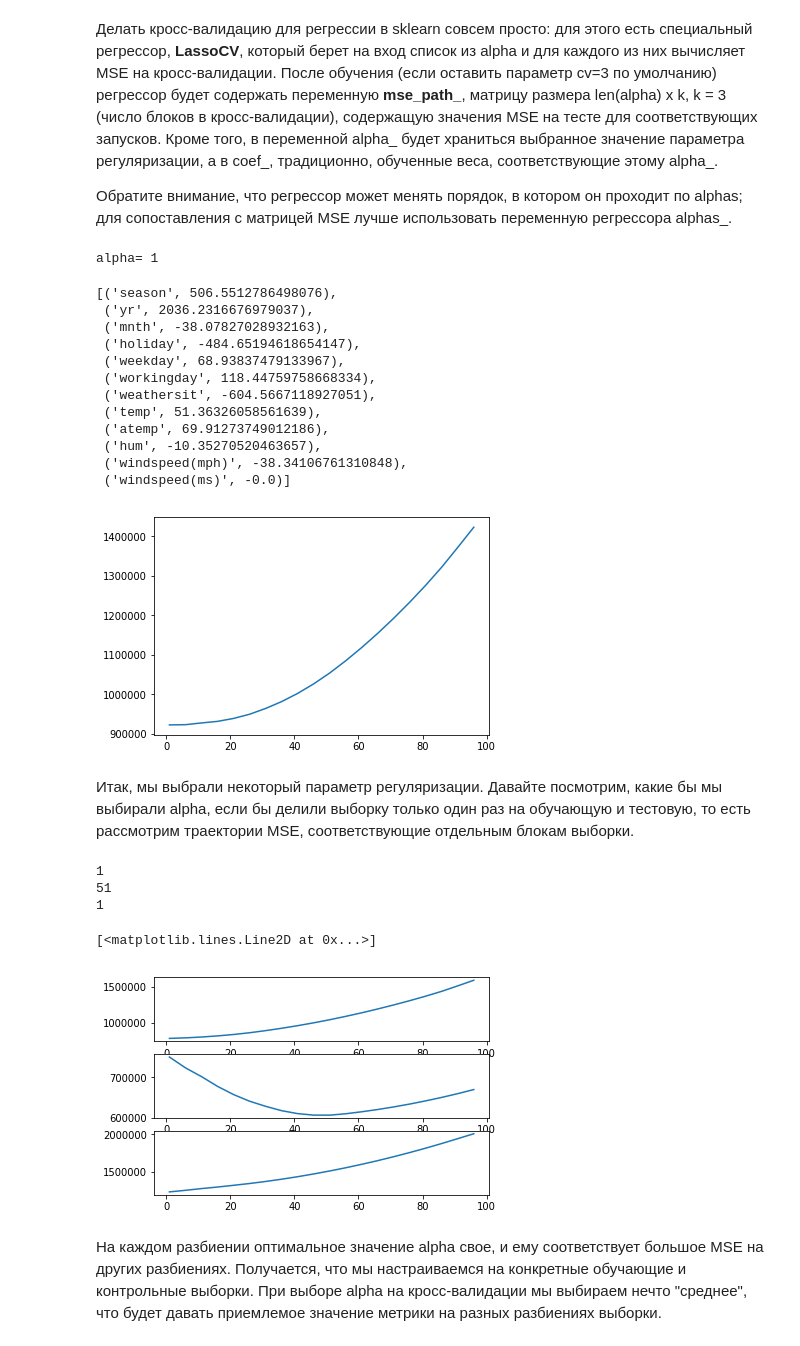
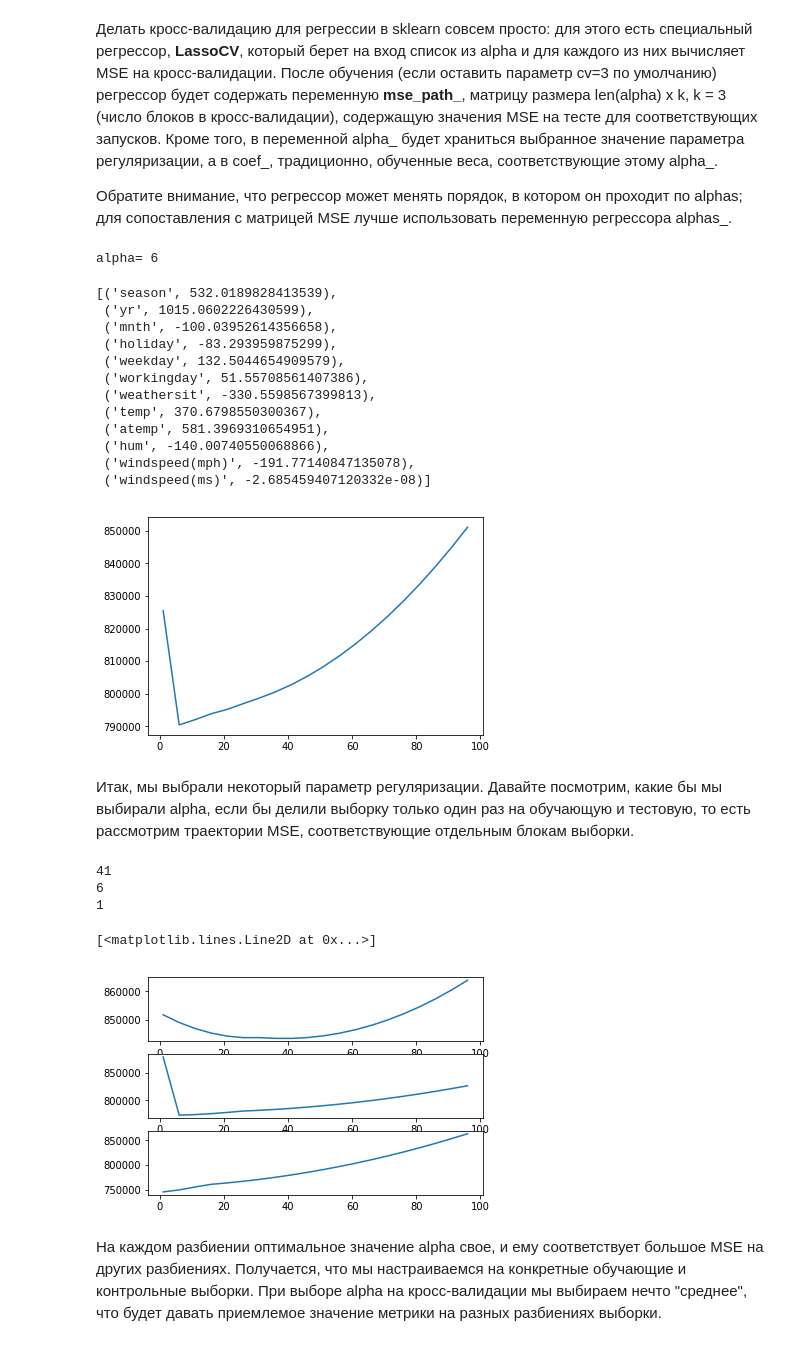
Before and after one commit to l0kix2/coursera-mlda-yandex, a Jupyter notebook: 02_supervised_learning/week2/task1/OverfittingTask.ipynb, the cells around one changed output. Drawn from its saved outputs; the diff is of its cells as text; code cells hidden in the pictures.

```diff
--- a/02_supervised_learning/week2/task1/OverfittingTask.ipynb
+++ b/02_supervised_learning/week2/task1/OverfittingTask.ipynb
@@ -137,8 +137,9 @@ from sklearn.preprocessing import scale
 from sklearn.utils import shuffle
 # %%
 df_shuffled = shuffle(df, random_state=123)
-X = scale(df_shuffled[df_shuffled.columns[:-1]])
-y = df_shuffled["cnt"]
+features = X = scale(df_shuffled[df_shuffled.columns[:-1]])
+target = y = df_shuffled["cnt"]
+columns = df.columns
 # %% [markdown]
 Давайте обучим линейную регрессию на наших данных и посмотрим на веса признаков.
 # %%
@@ -299,34 +300,34 @@ from sklearn.linear_model import LassoCV
 # %%
 # Код 3.2 (1 балл)
 # Обучите регрессор LassoCV на всех параметрах регуляризации из alpha
 # Постройте график _усредненного_ по строкам MSE в зависимости от alpha.
 # Выведите выбранное alpha, а также пары "признак-коэффициент" для обученного вектора коэффициентов
 alphas = np.arange(1, 100, 5)
 model = LassoCV(alphas=alphas, cv=3)
 model.fit(features, target)
 # print(model.mse_path_)
 # print(model.alphas_)
 mse_means = model.mse_path_.mean(axis=1)
 alphas_with_means = list(zip(model.alphas_, mse_means))
 # print(list(alphas_with_means))
 plt.plot([alpha for alpha, mean in alphas_with_means], [mean for alpha, mean in alphas_with_means])
 print('alpha=', model.alpha_)
-list(zip(features.columns, model.coef_))
+list(zip(columns, model.coef_))
 # %% [output]
-alpha= 1
+alpha= 6
-[('season', 506.5512786498076),
- ('yr', 2036.2316676979037),
- ('mnth', -38.07827028932163),
- ('holiday', -484.65194618654147),
- ('weekday', 68.93837479133967),
- ('workingday', 118.44759758668334),
- ('weathersit', -604.5667118927051),
- ('temp', 51.36326058561639),
- ('atemp', 69.91273749012186),
- ('hum', -10.35270520463657),
- ('windspeed(mph)', -38.34106761310848),
- ('windspeed(ms)', -0.0)]
+[('season', 532.0189828413539),
+ ('yr', 1015.0602226430599),
+ ('mnth', -100.03952614356658),
+ ('holiday', -83.293959875299),
+ ('weekday', 132.5044654909579),
+ ('workingday', 51.55708561407386),
+ ('weathersit', -330.5598567399813),
+ ('temp', 370.6798550300367),
+ ('atemp', 581.3969310654951),
+ ('hum', -140.00740550068866),
+ ('windspeed(mph)', -191.77140847135078),
+ ('windspeed(ms)', -2.685459407120332e-08)]
-[figure, old version]
+[figure, new version]
 # %% [markdown]
 Итак, мы выбрали некоторый параметр регуляризации. Давайте посмотрим, какие бы мы выбирали alpha, если бы делили выборку только один раз на обучающую и тестовую, то есть рассмотрим траектории MSE, соответствующие отдельным блокам выборки.
 # %%
@@ -344,11 +345,11 @@ ax[0].plot(alphas, mse[:, 0])
 ax[1].plot(alphas, mse[:, 1])
 ax[2].plot(alphas, mse[:, 2])
 # %% [output]
+41
+6
 1
-51
-1
 [<matplotlib.lines.Line2D at 0x...>]
-[figure, old version]
+[figure, new version]
 # %% [markdown]
 На каждом разбиении оптимальное значение alpha свое, и ему соответствует большое MSE на других разбиениях. Получается, что мы настраиваемся на конкретные обучающие и контрольные выборки. При выборе alpha на кросс-валидации мы выбираем нечто "среднее", что будет давать приемлемое значение метрики на разных разбиениях выборки.
 # %% [markdown]
```
Also changed, not shown: parts of 5 cells of this notebook.
